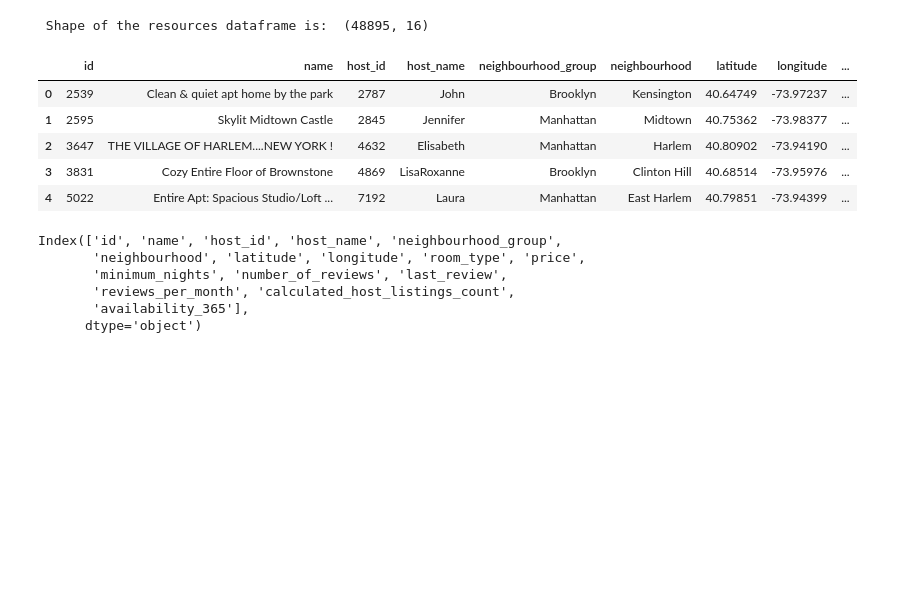
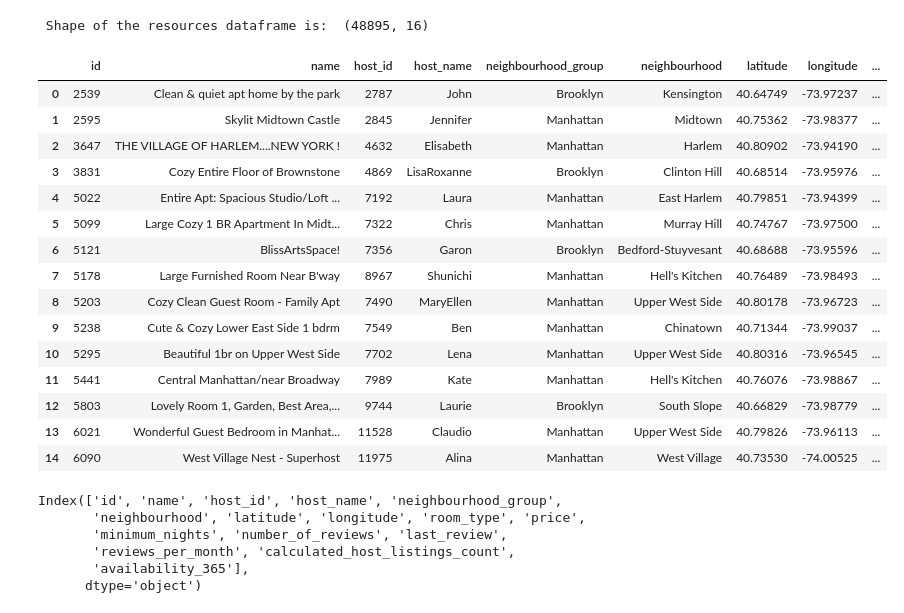
Before and after one commit to rajeshmore1/Capstone-Project-1, a Jupyter notebook: Rajesh_More_Copy_of_Team_4_Capstone_Project.ipynb, the cells around one changed output. Cells and saved outputs as stored; diff of their text form; code cells hidden in the pictures; blank space fills up the shorter version.

```diff
--- a/Rajesh_More_Copy_of_Team_4_Capstone_Project.ipynb
+++ b/Rajesh_More_Copy_of_Team_4_Capstone_Project.ipynb
@@ -52,14 +52,24 @@ print(" Shape of the resources dataframe is: " , df.shape)
  Shape of the resources dataframe is:  (48895, 16)
 # %%
 # Lets look at he first 5 rows for each dataframe to explore column names, indexes better.
-df.head()
+df.head(15)
 # %% [output]
 |  | id | name | host_id | host_name | neighbourhood_group | neighbourhood | latitude | longitude | ... |
 | 0 | 2539 | Clean & quiet apt home by the park | 2787 | John | Brooklyn | Kensington | 40.64749 | -73.97237 | ... |
 | 1 | 2595 | Skylit Midtown Castle | 2845 | Jennifer | Manhattan | Midtown | 40.75362 | -73.98377 | ... |
 | 2 | 3647 | THE VILLAGE OF HARLEM....NEW YORK ! | 4632 | Elisabeth | Manhattan | Harlem | 40.80902 | -73.94190 | ... |
 | 3 | 3831 | Cozy Entire Floor of Brownstone | 4869 | LisaRoxanne | Brooklyn | Clinton Hill | 40.68514 | -73.95976 | ... |
 | 4 | 5022 | Entire Apt: Spacious Studio/Loft ... | 7192 | Laura | Manhattan | East Harlem | 40.79851 | -73.94399 | ... |
+| 5 | 5099 | Large Cozy 1 BR Apartment In Midt... | 7322 | Chris | Manhattan | Murray Hill | 40.74767 | -73.97500 | ... |
+| 6 | 5121 | BlissArtsSpace! | 7356 | Garon | Brooklyn | Bedford-Stuyvesant | 40.68688 | -73.95596 | ... |
+| 7 | 5178 | Large Furnished Room Near B'way | 8967 | Shunichi | Manhattan | Hell's Kitchen | 40.76489 | -73.98493 | ... |
+| 8 | 5203 | Cozy Clean Guest Room - Family Apt | 7490 | MaryEllen | Manhattan | Upper West Side | 40.80178 | -73.96723 | ... |
+| 9 | 5238 | Cute & Cozy Lower East Side 1 bdrm | 7549 | Ben | Manhattan | Chinatown | 40.71344 | -73.99037 | ... |
+| 10 | 5295 | Beautiful 1br on Upper West Side | 7702 | Lena | Manhattan | Upper West Side | 40.80316 | -73.96545 | ... |
+| 11 | 5441 | Central Manhattan/near Broadway | 7989 | Kate | Manhattan | Hell's Kitchen | 40.76076 | -73.98867 | ... |
+| 12 | 5803 | Lovely Room 1, Garden, Best Area,... | 9744 | Laurie | Brooklyn | South Slope | 40.66829 | -73.98779 | ... |
+| 13 | 6021 | Wonderful Guest Bedroom in Manhat... | 11528 | Claudio | Manhattan | Upper West Side | 40.79826 | -73.96113 | ... |
+| 14 | 6090 | West Village Nest - Superhost | 11975 | Alina | Manhattan | West Village | 40.73530 | -74.00525 | ... |
 # %%
 #To get the column names of our dataframes :
 
```
Also changed, not shown: parts of 13 cells of this notebook.
